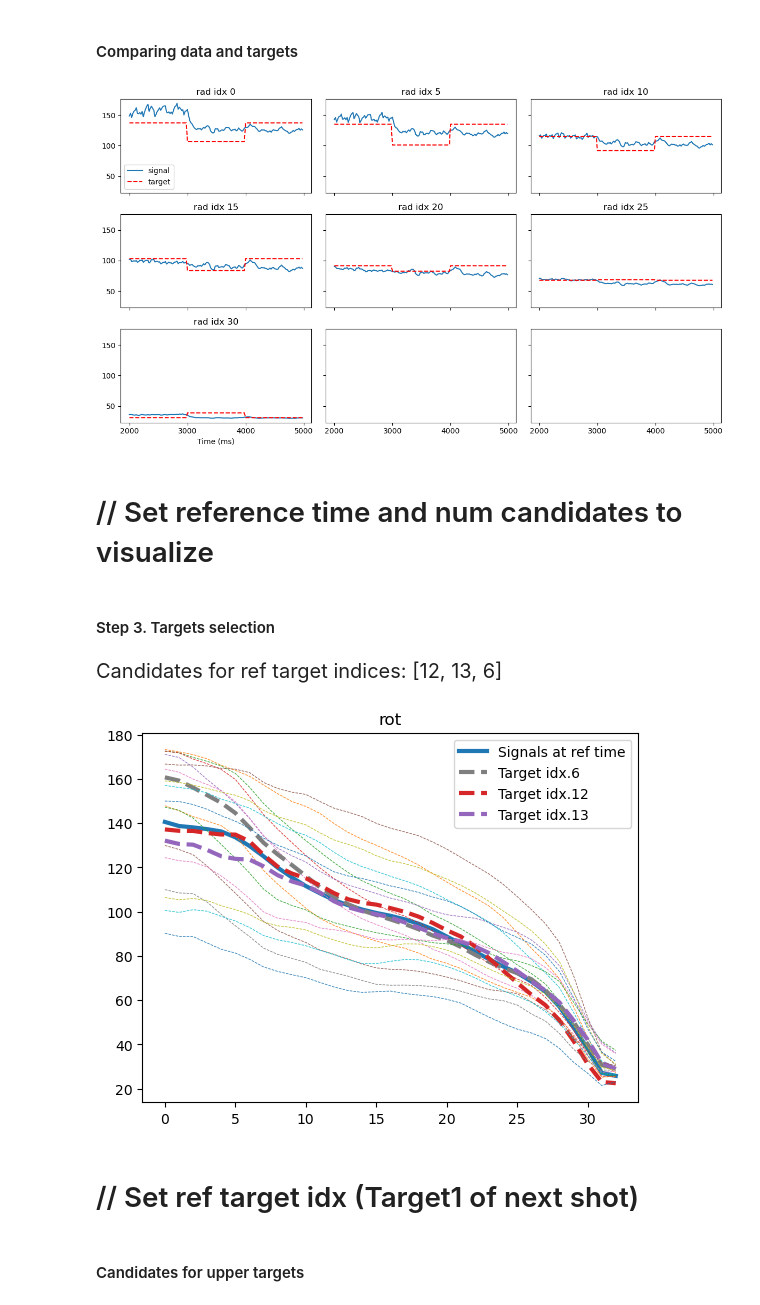
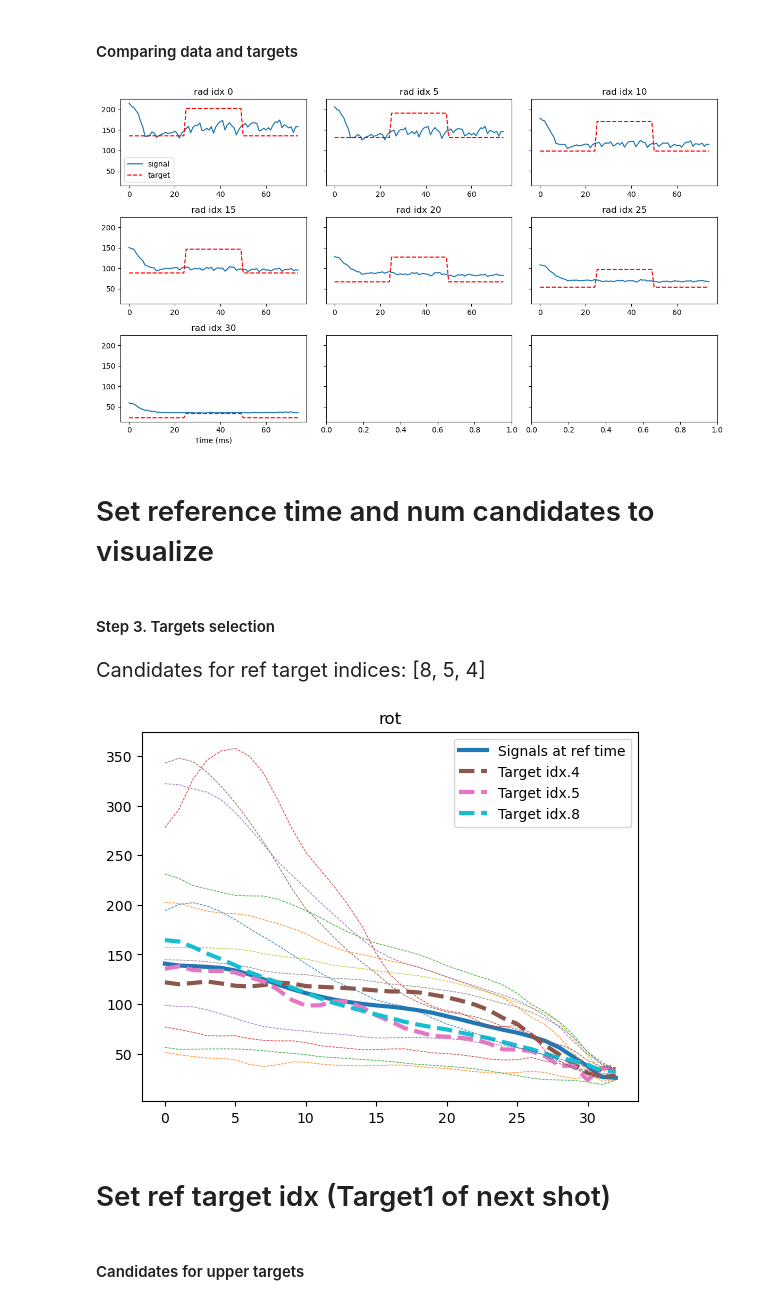
Before and after one commit to rohit-sonker/rl_prof_control_exp, a Jupyter notebook: real-time_analysis_and_target_selection.ipynb, the cells around one changed output. Saved outputs shown, nothing was run; the diff lists cells and outputs as text; code cells hidden in the pictures.

```diff
--- a/real-time_analysis_and_target_selection.ipynb
+++ b/real-time_analysis_and_target_selection.ipynb
@@ -17,7 +17,7 @@ from pathlib import Path
 # os.environ["HOME"]
 
 base = Path(os.path.join(os.environ["HOME"], "rl_prof_control_exp/jan_26_exp/selected_targets"))
-num_total_targets = 20
+num_total_targets = 15
 
 rot_rows = []
 dens_rows = []
@@ -25,7 +25,7 @@ etemp_rows = []
 pres_rows = []
 
 for i in range(num_total_targets):
-    path = base / f"reference_profile_{i}.txt"
+    path = base / f"T{i+1}.txt"
     data = np.loadtxt(path, skiprows=2)  # 4 rows x 33 cols
     rot_rows.append(data[0])
     dens_rows.append(data[1])
@@ -192,8 +192,11 @@ def convert_profiles_101_to_33(profiles_101):
 # %%
 shot = 203022
 prof_type = 'rot'  # ['rot', 'dens', 'pres', 'etemp']
-selected_target_idxs = [12, 17, 12]  # idices of selected targets
-targets_set_time = [2000, 3000, 4000, 5000]  # [start flattop time/target1 start_t, target2 start_t, target3 start_t, end flattop time]
+
+
+
+selected_target_idxs = [5, 10, 5]  # idices of selected targets
+targets_set_time = [1500, 2000, 2500, 3000]  # [start flattop time/target1 start_t, target2 start_t, target3 start_t, end flattop time]
 rad_idxs_to_analyze = [0, 5, 10, 15, 20, 25, 30]  # radius positions to examine
 # %%
 assert len(selected_target_idxs) == len(targets_set_time) - 1, "Number of target indices must be one less than number of target set times."
@@ -258,10 +261,10 @@ pres_profiles_33 = convert_profiles_101_to_33(pres_profiles)
 etemp_profiles_33 = convert_profiles_101_to_33(etemp_profiles)
 
 #smoothening with low-pass filter
-rot_profiles_33 = apply_lp_filter(rot_profiles_33, dt=20.0, tau=50.0)
-dens_profiles_33 = apply_lp_filter(dens_profiles_33, dt=20.0, tau=50.0)
-pres_profiles_33 = apply_lp_filter(pres_profiles_33, dt=20.0, tau=50.0)
-etemp_profiles_33 = apply_lp_filter(etemp_profiles_33, dt=20.0, tau=50.0)
+rot_profiles_33 = apply_lp_filter(rot_profiles_33, dt=20.0, tau=20.0)
+dens_profiles_33 = apply_lp_filter(dens_profiles_33, dt=20.0, tau=20.0)
+pres_profiles_33 = apply_lp_filter(pres_profiles_33, dt=20.0, tau=20.0)
+etemp_profiles_33 = apply_lp_filter(etemp_profiles_33, dt=20.0, tau=20.0)
 
 dens_profiles_33.shape, rot_profiles_33.shape, pres_profiles_33.shape, etemp_profiles_33.shape
 
@@ -283,28 +286,29 @@ Environment variable TOKSEARCH_INDEX_DIR not set.
 # %%
 num_set_targets = len(selected_target_idxs)
 set_time_idxs = [np.argmin(np.abs(times - t)) for t in targets_set_time]
-fig, axes = plt.subplots(3, 3, figsize=(12, 7), sharex=True, sharey=True)
+fig, axes = plt.subplots(3, 3, figsize=(12, 7), sharex=False, sharey=True)
 axes = axes.ravel()
 for i in range(len(rad_idxs_to_analyze)):
     axes[i].plot(profile_signals[set_time_idxs[0]:set_time_idxs[-1], rad_idxs_to_analyze[i]], label='signal')
     yi = np.empty((set_time_idxs[-1] - set_time_idxs[0]), dtype=float)
     start_idx = 0
     for j in range(num_set_targets):
         yi[start_idx:set_time_idxs[j+1] - set_time_idxs[0]] = all_targets[selected_target_idxs[j], rad_idxs_to_analyze[i]]
         start_idx = set_time_idxs[j+1] - set_time_idxs[0]
     axes[i].plot(yi, label='target', linestyle='--', color='r')
     axes[i].set_title(f"rad idx {rad_idxs_to_analyze[i]}")
     if i == 0:
         axes[i].legend()
-axes[6].set_xticks(np.arange(0, set_time_idxs[-1] - set_time_idxs[0]+1, 50),
-                   labels=[str(t) for t in np.arange(targets_set_time[0], targets_set_time[-1]+1, 50 * 20)])
+
+# axes[6].set_xticks(np.arange(0, set_time_idxs[-1] - set_time_idxs[0]+1, 50),
+#                    labels=[str(t) for t in np.arange(targets_set_time[0], targets_set_time[-1]+1, 50 * 20)])
 axes[6].set_xlabel("Time (ms)")
 plt.tight_layout()
 plt.show()
 # %% [output]
-[figure, old version]
+[figure, new version]
 # %% [markdown]
-# // Set reference time and num candidates to visualize
+# Set reference time and num candidates to visualize
 # %%
 ref_time = 1800
 # %% [markdown]
@@ -319,7 +323,7 @@ diffs = np.linalg.norm(all_targets - prof33_at_ref_time, axis=1)
 ref_target_candidates_idxs = np.argsort(diffs)[:n_candidates]
 big_print(f"Candidates for ref target indices: {ref_target_candidates_idxs.tolist()}", size=20)
 # %% [output]
-Candidates for ref target indices: [12, 13, 6]
+Candidates for ref target indices: [8, 5, 4]
 # %%
 plt.plot(prof33_at_ref_time, label='Signals at ref time', linewidth=3)
 for i in range(num_total_targets):
@@ -331,7 +335,7 @@ plt.title(f'{prof_type}')
 plt.legend()
 plt.show()
 # %% [output]
-[figure, old version]
+[figure, new version]
 # %% [markdown]
-# // Set ref target idx (Target1 of next shot)
+# Set ref target idx (Target1 of next shot)
 # %%
```
Also changed, not shown: parts of 15 cells of this notebook, 3 other files.
